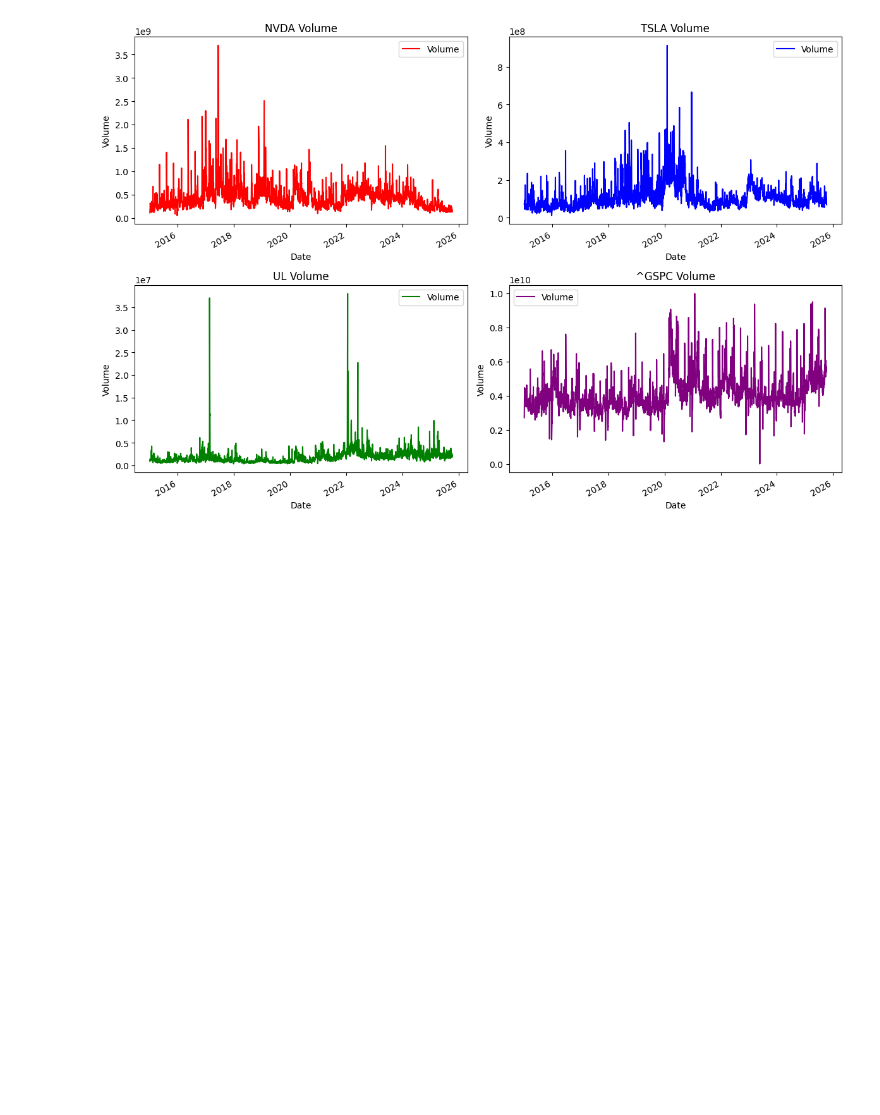
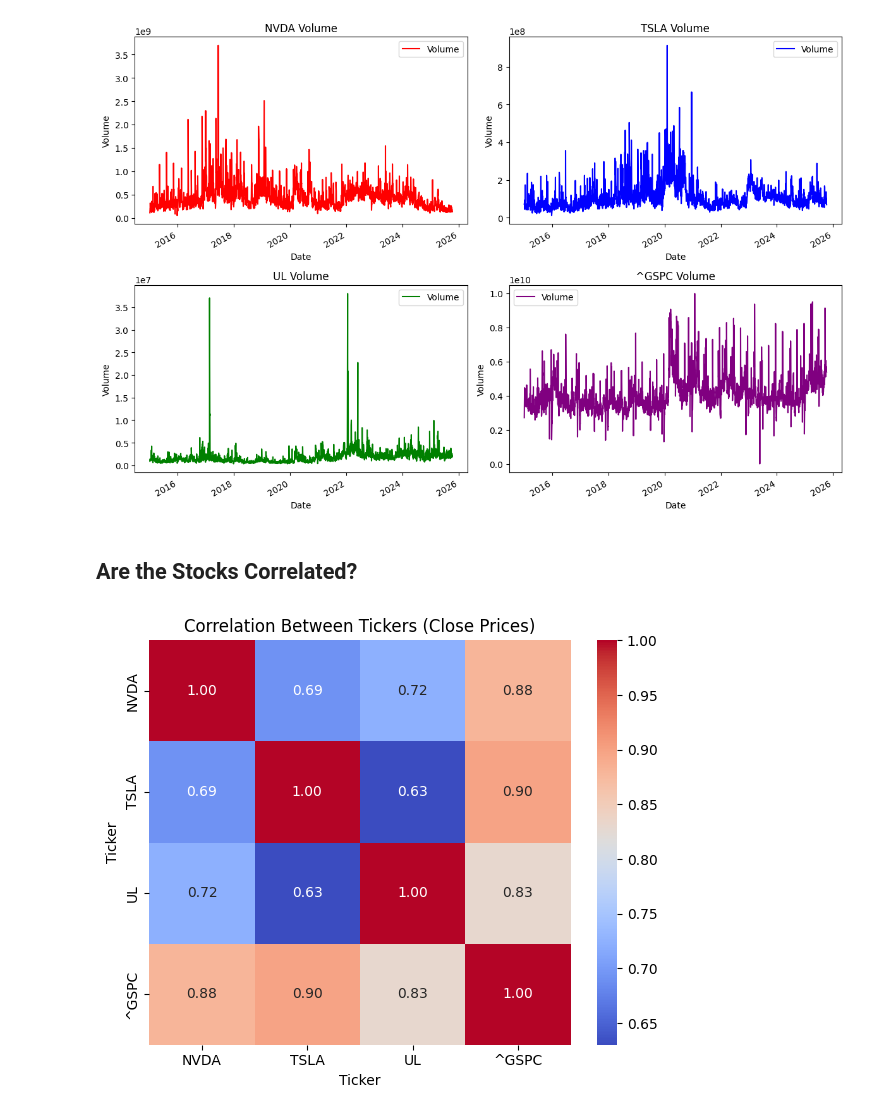
Before and after one commit to hjmoore67/AI-Coursework-Uni, a Jupyter notebook: uni-ai-coursework.ipynb, the cells around one changed output. Cells and saved outputs as stored; diff of their text form; code cells hidden in the pictures; blank space fills up the shorter version.

```diff
--- a/uni-ai-coursework.ipynb
+++ b/uni-ai-coursework.ipynb
@@ -324,3 +324,17 @@ for i, ticker in enumerate(tickers, 1):
 plt.tight_layout()
 # %% [output]
 [figure]
+# %% [markdown]
+## Are the Stocks Correlated?
+# %%
+# Pivot so each ticker is a column with Close prices
+pivot_df = combined_df.pivot(index='Date', columns='Ticker', values='Close')
+
+corr_matrix = pivot_df.corr()
+
+plt.figure(figsize=(6, 5))
+sns.heatmap(corr_matrix, annot=True, cmap='coolwarm', fmt='.2f')
+plt.title('Correlation Between Tickers (Close Prices)')
+plt.tight_layout()
+# %% [output]
+[figure, added]
```
Also changed, not shown: parts of 7 cells of this notebook.
